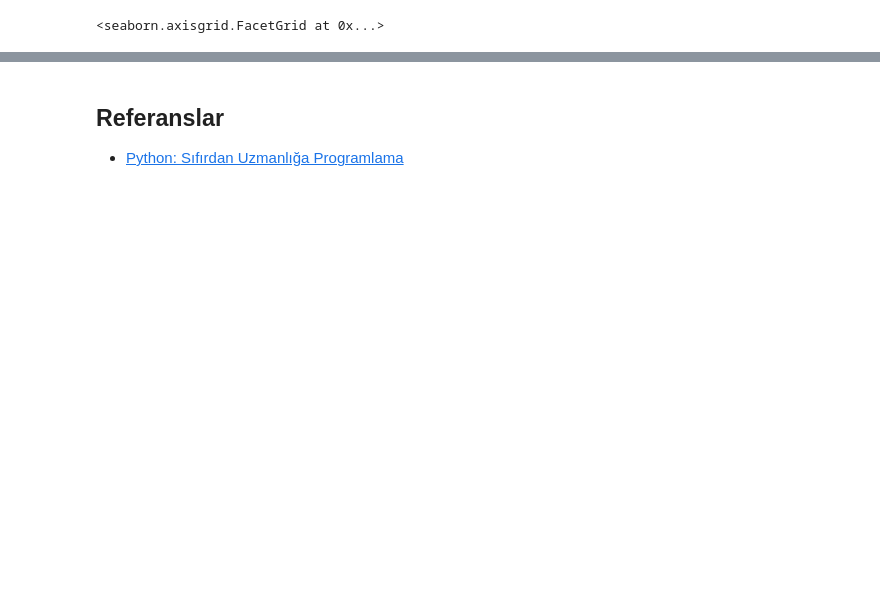
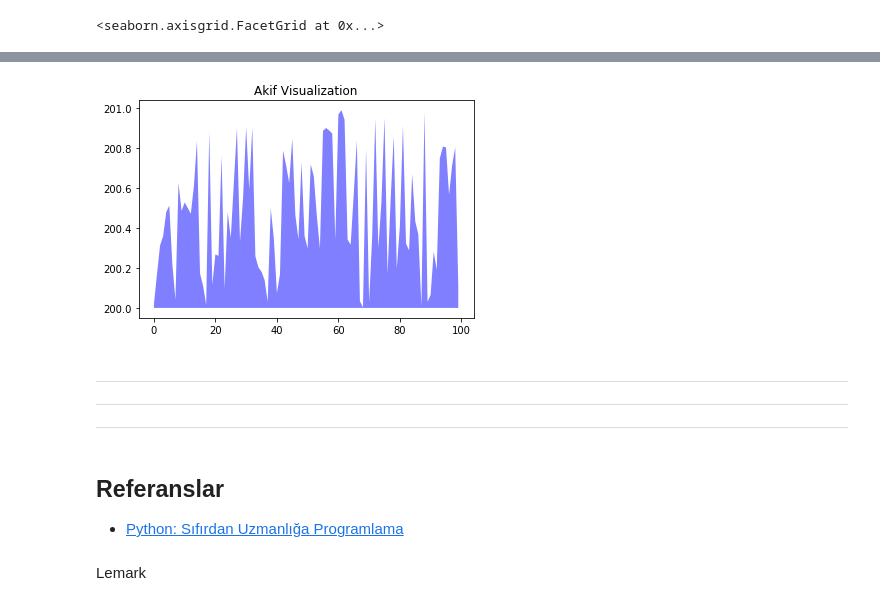
Before and after one commit to themanoftalent/pythondata, a Jupyter notebook: General_python_tutorial.ipynb, the cells around one changed output, grey strips where cells are left out. Saved outputs shown, nothing was run; the diff lists cells and outputs as text; code cells hidden in the pictures; blank space fills up the shorter version.

```diff
--- a/General_python_tutorial.ipynb
+++ b/General_python_tutorial.ipynb
@@ -1514,4 +1546,25 @@ sns.relplot(x="carat",y="price",data=diamonds)
+# %%
+plt.fill_between(ilber,SampVis,200,where=(SampVis>100),facecolor="b",alpha=0.5)
+
+plt.title("Akif Visualization")
+plt.show()
+# %% [output]
+[figure, added]
+# %% [markdown]
+
+
+---
+
+
+
+---
+
+
+
+---
 # %% [markdown]
 ## Referanslar
 
 - [Python: Sıfırdan Uzmanlığa Programlama](https://www.udemy.com/python-sfrdan-uzmanlga-programlama-1/?site_ref=discudemy.com)
+# %% [markdown]
+Lemark
```
Also changed, not shown: parts of 12 cells of this notebook.
